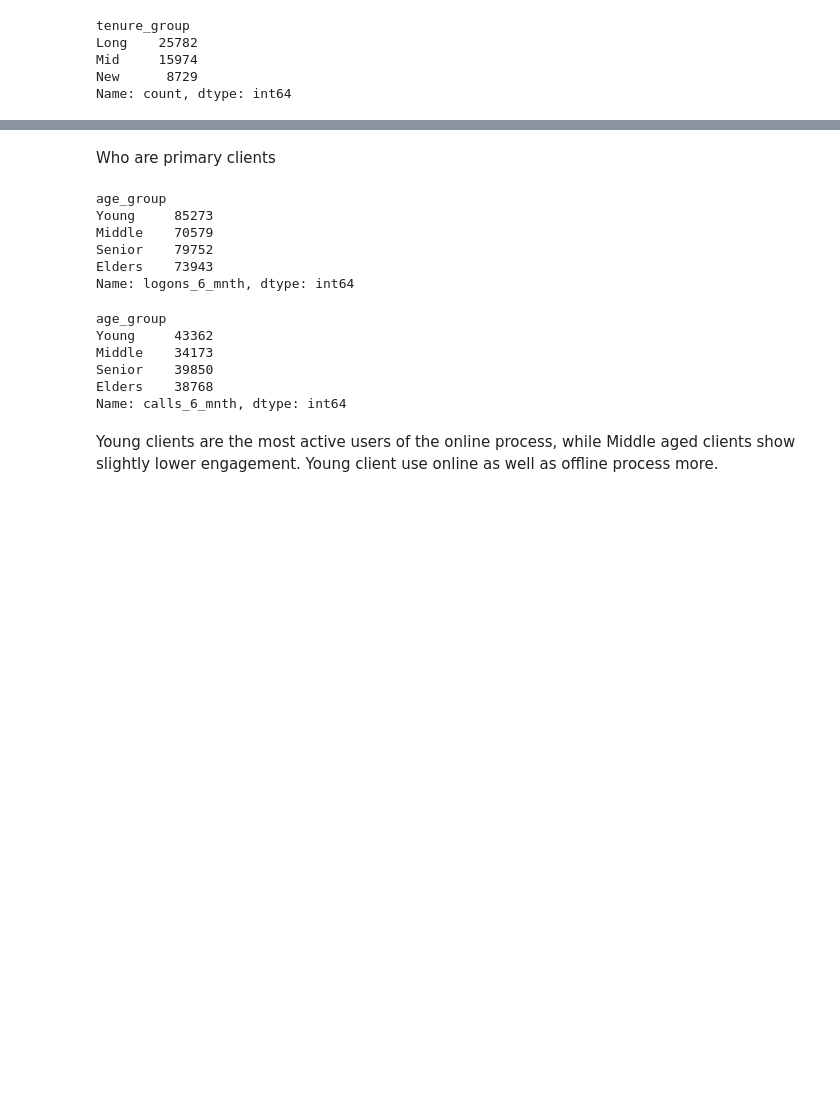
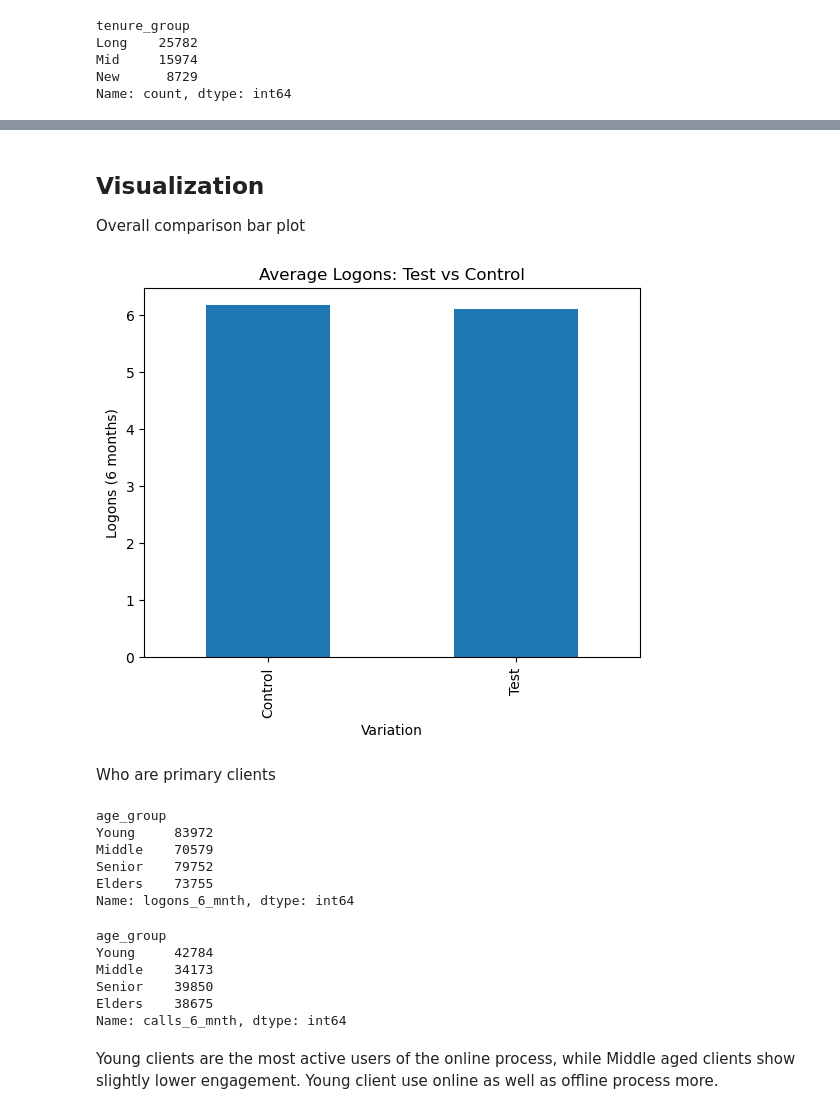
Before and after one commit to mhananem/vanguard_abtest_project, a Jupyter notebook: Client_behavior_analysis.ipynb, the cells around one changed output, grey strips where cells are left out. Saved outputs shown, nothing was run; the diff lists cells and outputs as text; code cells hidden in the pictures; blank space fills up the shorter version.

```diff
--- a/Client_behavior_analysis.ipynb
+++ b/Client_behavior_analysis.ipynb
@@ -3,7 +3,7 @@
 # %%
 import pandas as pd
 # %%
-df = pd.read_csv("Cleaned Data/Merged.csv")
+df = pd.read_csv("clean_Data/demo_exp_merged.csv")
 # %%
 df.head()
 # %% [output]
@@ -112,22 +195,34 @@ Name: count, dtype: int64
+# %% [markdown]
+## Visualization
+Overall comparison bar plot
+# %%
+import matplotlib.pyplot as plt
+
+df.groupby('Variation')['logons_6_mnth'].mean().plot(kind='bar')
+plt.title('Average Logons: Test vs Control')
+plt.ylabel('Logons (6 months)')
+plt.show()
+# %% [output]
+[figure, added]
 # %% [markdown]
 Who are primary clients
 # %%
 df.groupby('age_group',observed=True)['logons_6_mnth'].sum()
 # %% [output]
 age_group
-Young     85273
+Young     83972
 Middle    70579
 Senior    79752
-Elders    73943
+Elders    73755
 Name: logons_6_mnth, dtype: int64
 # %%
 df.groupby('age_group',observed=True)['calls_6_mnth'].sum()
 # %% [output]
 age_group
-Young     43362
+Young     42784
 Middle    34173
 Senior    39850
-Elders    38768
+Elders    38675
 Name: calls_6_mnth, dtype: int64
 # %% [markdown]
 Young clients are the most active users of the online process, while Middle aged  clients show slightly lower engagement. Young client use online as well as offline process more.
```
Also changed, not shown: parts of 33 cells of this notebook, 2 other files.
